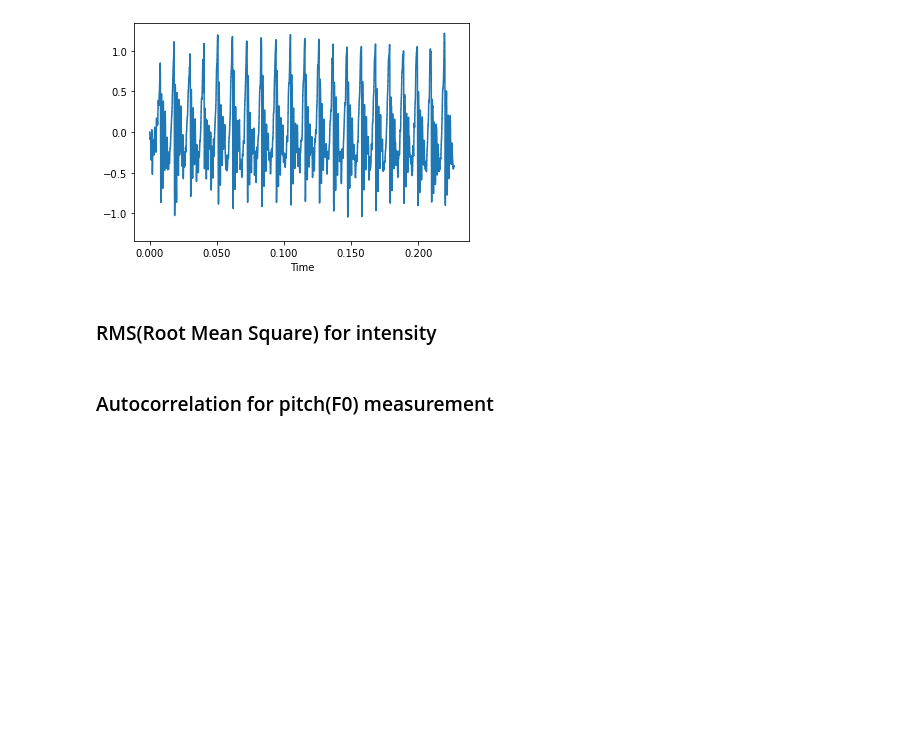
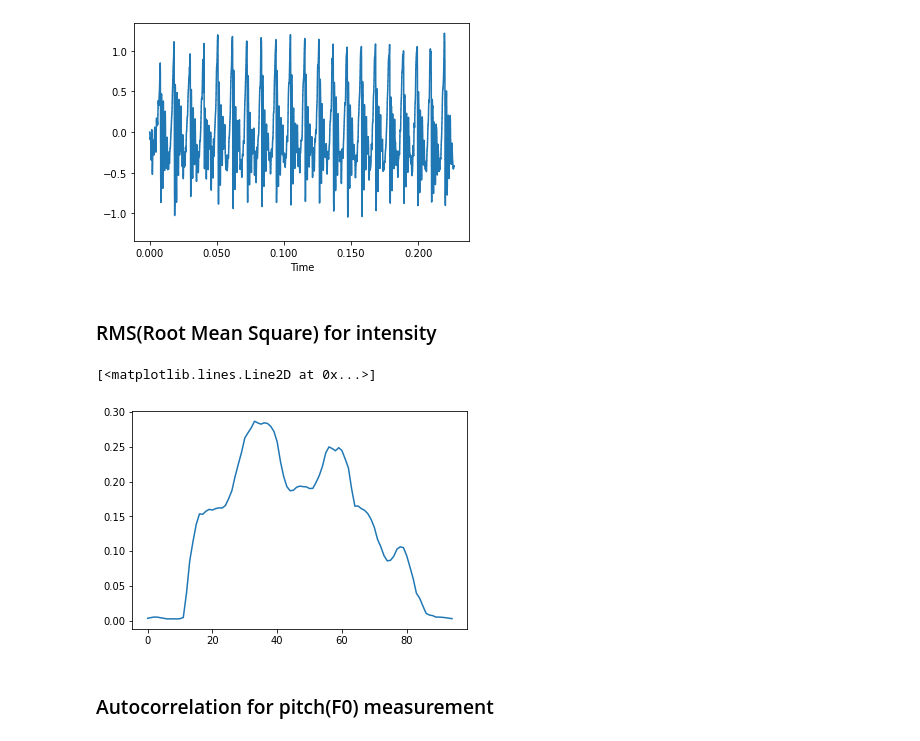
Before and after one commit to hsnam95/class2023Spring, a Jupyter notebook: audio_processing.ipynb, the cells around one changed output. Saved outputs shown, nothing was run; the diff lists cells and outputs as text; code cells hidden in the pictures; blank space fills up the shorter version.

```diff
--- a/audio_processing.ipynb
+++ b/audio_processing.ipynb
@@ -86,8 +86,11 @@ ipd.Audio(sig, rate=sr)
 # %% [markdown]
 ### RMS(Root Mean Square) for intensity
 # %%
-rms = librosa.feature.rms(s)
+rms = librosa.feature.rms(y=s)
 plt.plot(rms[0])
+# %% [output]
+[<matplotlib.lines.Line2D at 0x...>]
+[figure, added]
 # %% [markdown]
 ### Autocorrelation for pitch(F0) measurement
 # %%
```
Also changed, not shown: parts of 1 cell of this notebook.
